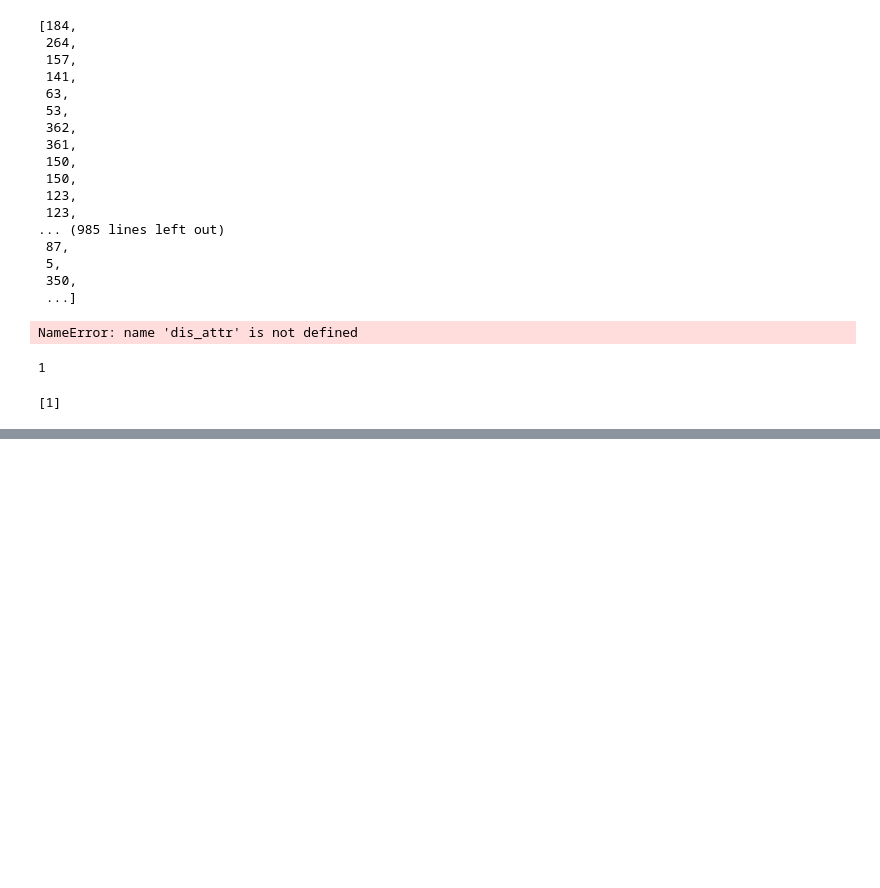
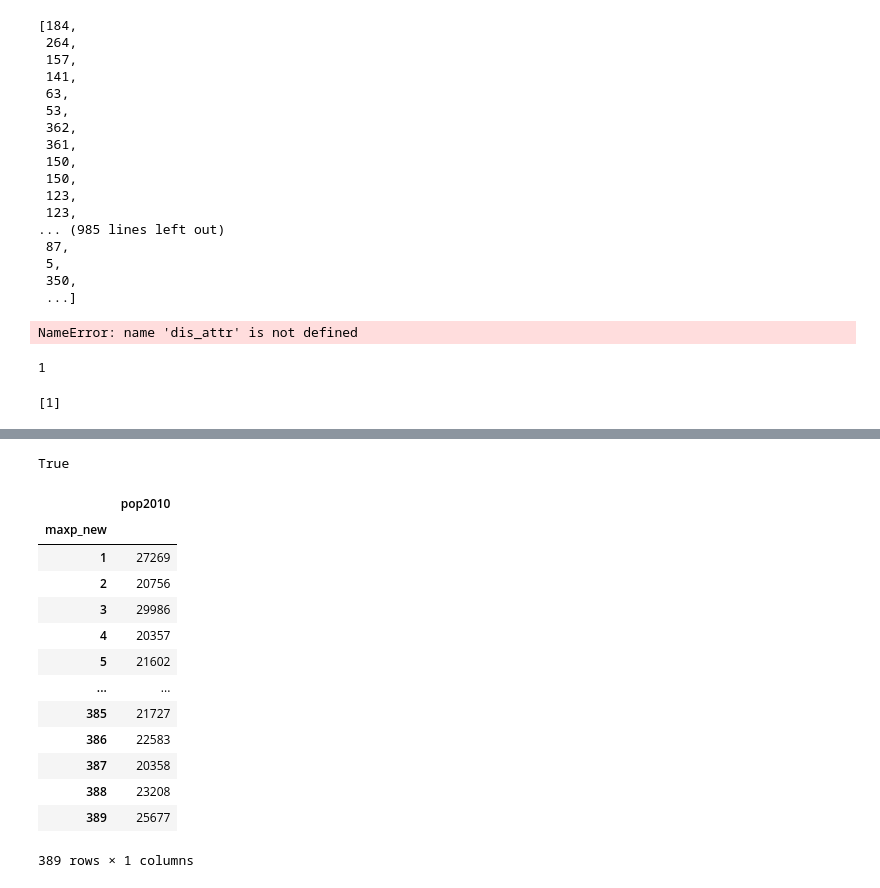
Before and after one commit to YunfanKang/spopt, a Jupyter notebook: Pysal_maxp_IG.ipynb, the cells around one changed output, grey strips where cells are left out. Cells and saved outputs as stored; diff of their text form; code cells hidden in the pictures; blank space fills up the shorter version.

```diff
--- a/Pysal_maxp_IG.ipynb
+++ b/Pysal_maxp_IG.ipynb
@@ -1201,0 +1420,34 @@ def partial_grow_cluster_for_poly(
+# %%
+
+center_region = [3]
+one_hop_regions = get_one_hop_neighbor_regions(center_region, model.labels_, w)
+print("Original deconstructed p: ", len(one_hop_regions))
+deconstruct_areas = get_deconstruct_areas(one_hop_regions, model.labels_)
+
+deconstruct_threshold_values = [threshold_array[i] for i in deconstruct_areas]
+#print("Reconstruct ", deconstruct_areas)
+#print("Threshold attrs ", deconstruct_threshold_values)
+#print("Threshold ", sum_low)
+#print("Total attr deconstructed ", sum(deconstruct_threshold_values))
+gdf = lacity
+attr = np.atleast_2d(gdf[dis_attr].values)
+if attr.shape[0] == 1:
+    attr = attr.T
+threshold_array = gdf[sum_attr].values
+distance_matrix = squareform(pdist(attr, metric="cityblock"))
+n, k = attr.shape
+arr = np.arange(n)
+max_p, rl_list = partial_construction_phase(
+    arr,
+    attr,  # noqa ARG001
+    deconstruct_areas,
+    threshold_array,
+    distance_matrix,
+    w,
+    sum_low,
+    top_n,
+    max_it=999,
+)
+print("Reconstructed p: ", max_p)
+print(len(rl_list[0][0]))
+print("Better? ", max_p > len(one_hop_regions))
@@ -1201,0 +1503,3 @@ def partial_grow_cluster_for_poly(
+# %%
+lacity["maxp_new"] = rl_list[0][0]
+lacity[["maxp_new",  "pop2010"]].groupby(by="maxp_new").sum()
@@ -1210,0 +1616,22 @@ print(deconstruct_areas)
+# %%
+area_checkList == [1] * len(area_checkList)
+# %% [output]
+True
+# %%
+lacity["maxp_new"] = model.labels_
+lacity[["maxp_new",  "pop2010"]].groupby(by="maxp_new").sum()
+# %% [output]
+|  | pop2010 |
+| maxp_new |  |
+| 1 | 27269 |
+| 2 | 20756 |
+| 3 | 29986 |
+| 4 | 20357 |
+| 5 | 21602 |
+| ... | ... |
+| 385 | 21727 |
+| 386 | 22583 |
+| 387 | 20358 |
+| 388 | 23208 |
+| 389 | 25677 |
+389 rows × 1 columns
```
Also changed, not shown: parts of 15 cells of this notebook.
